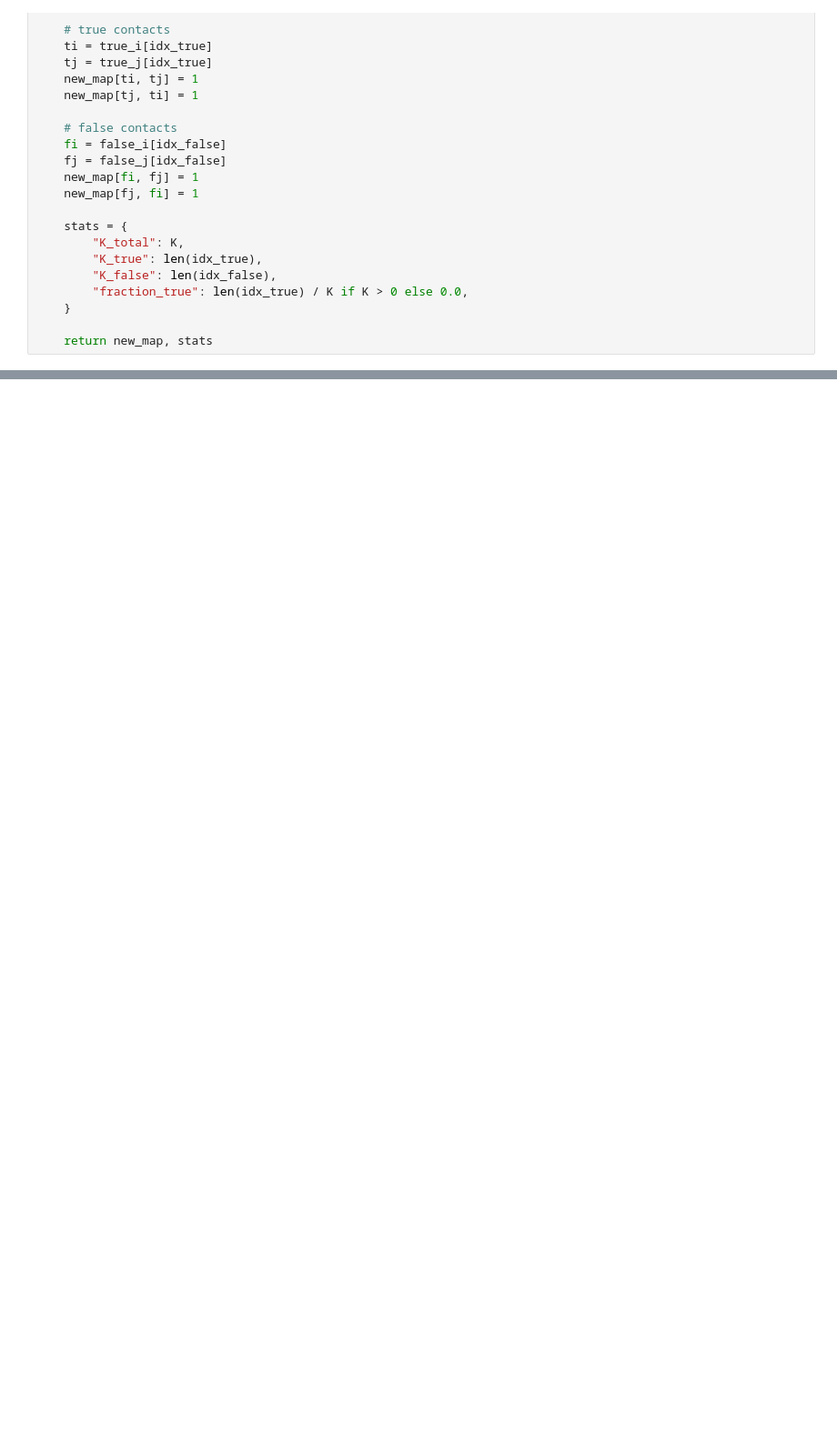
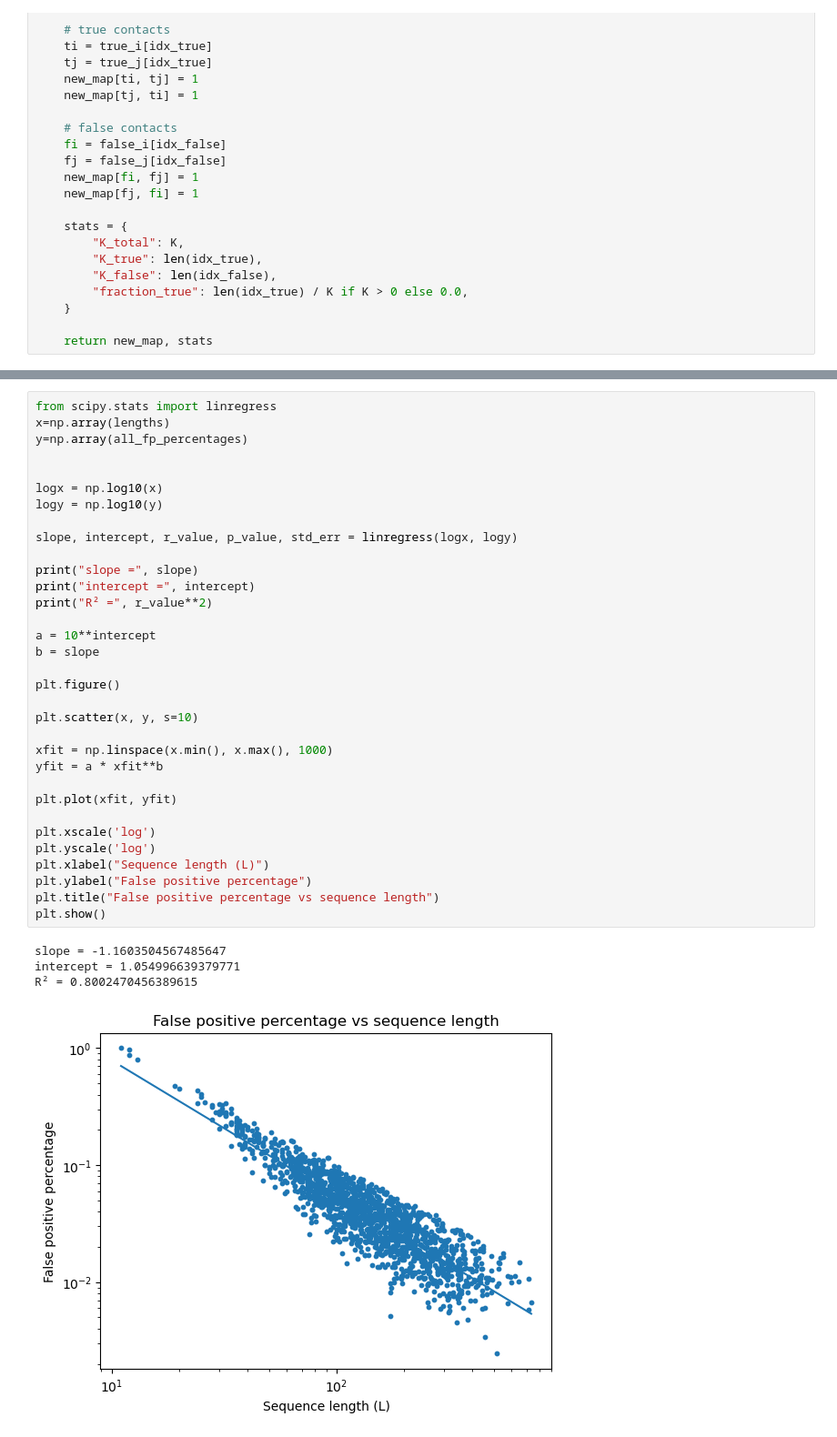
Before and after one commit to Fabiog17/Internship, a Jupyter notebook: Nice_noise_angstrom.ipynb, the cells around one changed output, grey strips where cells are left out. Shown at 91% size. Saved outputs shown, nothing was run; the diff lists cells and outputs as text; blank space fills up the shorter version.

```diff
--- a/Nice_noise_angstrom.ipynb
+++ b/Nice_noise_angstrom.ipynb
@@ -695 +677,39 @@ model.fit(true_cm, fake_cm, mode="fp")
+# %%
+from scipy.stats import linregress
+x=np.array(lengths)
+y=np.array(all_fp_percentages)
+
+
+logx = np.log10(x)
+logy = np.log10(y)
+
+slope, intercept, r_value, p_value, std_err = linregress(logx, logy)
+
+print("slope =", slope)
+print("intercept =", intercept)
+print("R² =", r_value**2)
+
+a = 10**intercept
+b = slope
+
+plt.figure()
+
+plt.scatter(x, y, s=10)
+
+xfit = np.linspace(x.min(), x.max(), 1000)
+yfit = a * xfit**b
+
+plt.plot(xfit, yfit)
+
+plt.xscale('log')
+plt.yscale('log')
+plt.xlabel("Sequence length (L)")
+plt.ylabel("False positive percentage")
+plt.title("False positive percentage vs sequence length")
+plt.show()
+# %% [output]
+slope = -1.1603504567485647
+intercept = 1.054996639379771
+R² = 0.8002470456389615
+[figure, added]
 # %%
```
Also changed, not shown: parts of 9 cells of this notebook, 5 other files.
